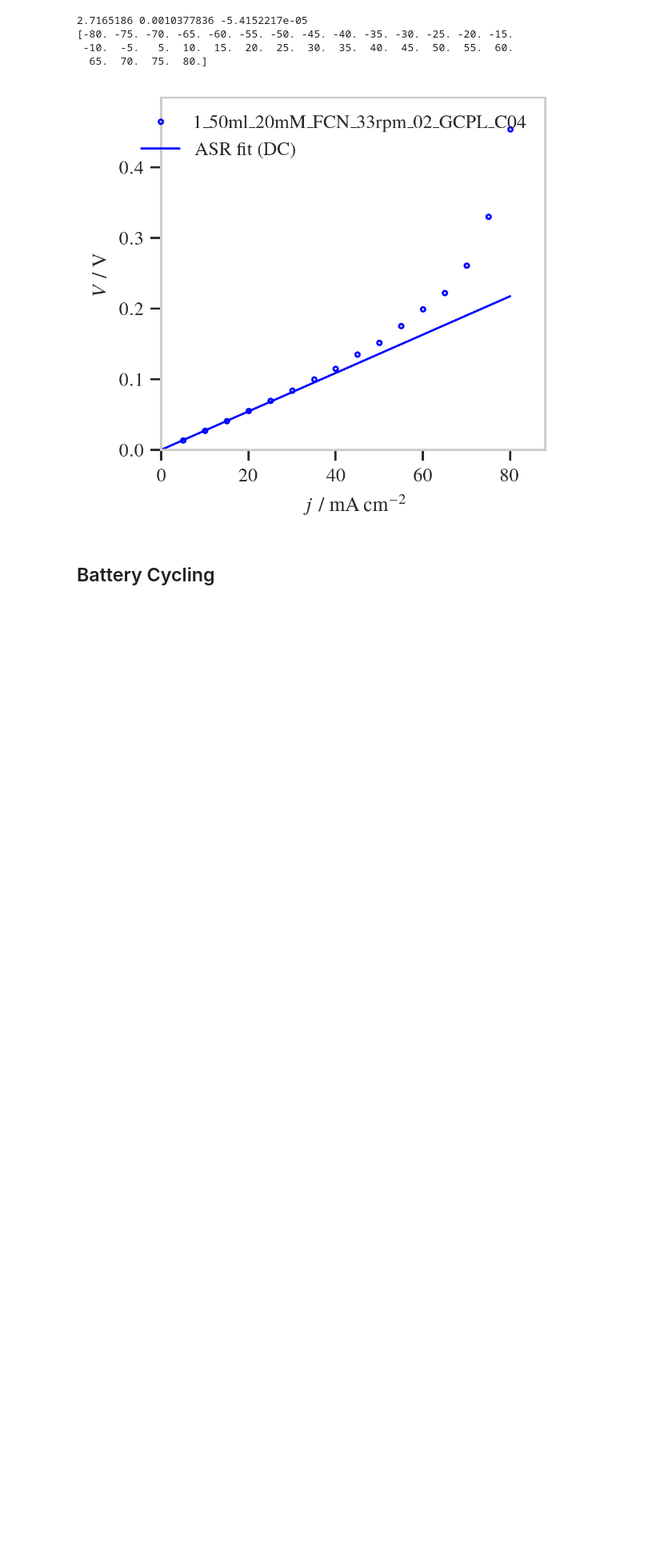
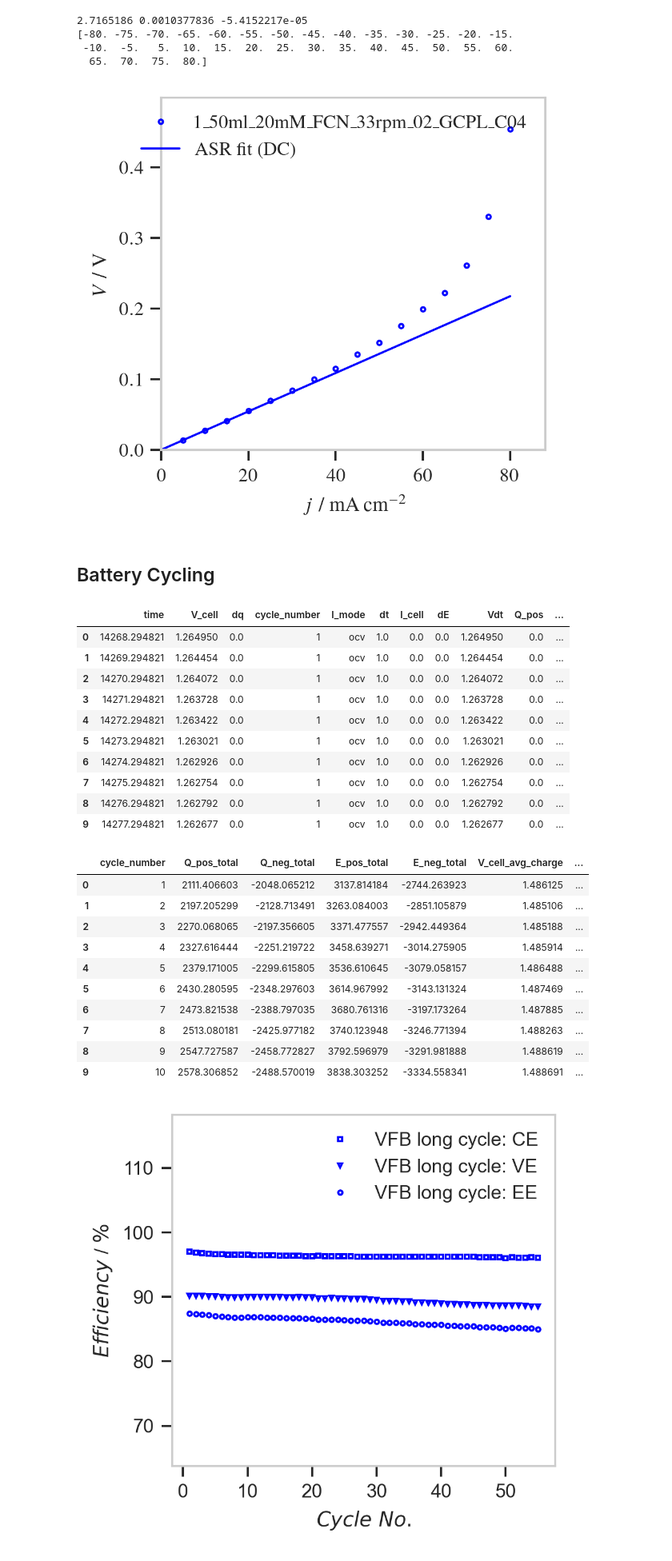
Before and after one commit to ESaundersNano/redoxED, a Jupyter notebook: notebooks/003_test_plotting_dc.ipynb, the cells around one changed output. Shown: that part at 80% size. Drawn from its saved outputs; the diff is of its cells as text; code cells hidden in the pictures; blank space fills up the shorter version.

```diff
--- a/notebooks/003_test_plotting_dc.ipynb
+++ b/notebooks/003_test_plotting_dc.ipynb
@@ -273,0 +128,62 @@ class CyclingData:
+# %%
+j_plot = False
+
+fpath=r"C:\Users\es758\Downloads\1_VFB_22rpm_06_GCPL_C04.mpr"
+loader = LoaderFactory.get_loader(fpath)
+ECData_object = loader.load_data(fpath=fpath)
+# label="VFB long cycle"
+CyclingData_object = ECData_object.to_CyclingData()
+CyclingData_object.set_area(0.0005)  # m2
+# Just for this one display
+with pd.option_context('display.max_rows', None, 'display.max_columns', None):
+    display(CyclingData_object.time_series.head(10))
+    #display(CyclingData_object.time_series[CyclingData_object.time_series['cycle_number'] == 2])
+    pass
+
+# data = CyclingData_object.time_series
+# # data = data[(data['cycle_number'] >= 15) & (data['cycle_number'] <= 17)]
+# # GenericPlot_object = GenericPlot(x_col="time", y_col="Ewe/V", y2_col="control/V/mA")
+# GenericPlot_object = GenericPlot(x_col="time", y_col="I_cell")
+# GenericPlot_object.add_plot(data, linestyle = "-", marker = "", color1 = 'blue', color2='red', label = "VFB charge-discharge")
+# GenericPlot_object.ax.legend()
+# GenericPlot_object.ax.set_xlim([14268, 16000])
+# display(GenericPlot_object.fig)
+
+display(CyclingData_object.cycle_data.head(1))
+
+EfficiencyPlot_object = EfficiencyPlot(figsize=(3.25, 3), dpi=300)
+EfficiencyPlot_object.add_plot(CyclingData_object, linestyle="", markersize=2, markerfacecolor='none', markeredgecolor='blue', color='blue', plot_CE=True, plot_VE=True, label="VFB long cycle")
+
+if j_plot == True:
+    EfficiencyPlot_object.add_j(x = CyclingData_object.cycle_data['cycle_number'], j = (1e3*CyclingData_object.cycle_data['I_cell_avg_charge'])/(1e4*CyclingData_object.area), linestyle="-", marker="", color='red', label="j")
+    EfficiencyPlot_object.ax2.set_ylim(0, 100)
+
+EfficiencyPlot_object.ax.legend()
+#EfficiencyPlot_object.ax.set_ylim([80, 100])
+#EfficiencyPlot_object.ax.set_xlim([0, None])
+
+display(EfficiencyPlot_object.fig)
+# %% [output]
+|  | time | V_cell | dq | cycle_number | I_mode | dt | I_cell | dE | Vdt | Q_pos | ... |
+| 0 | 14268.294821 | 1.264950 | 0.0 | 1 | ocv | 1.0 | 0.0 | 0.0 | 1.264950 | 0.0 | ... |
+| 1 | 14269.294821 | 1.264454 | 0.0 | 1 | ocv | 1.0 | 0.0 | 0.0 | 1.264454 | 0.0 | ... |
+| 2 | 14270.294821 | 1.264072 | 0.0 | 1 | ocv | 1.0 | 0.0 | 0.0 | 1.264072 | 0.0 | ... |
+| 3 | 14271.294821 | 1.263728 | 0.0 | 1 | ocv | 1.0 | 0.0 | 0.0 | 1.263728 | 0.0 | ... |
+| 4 | 14272.294821 | 1.263422 | 0.0 | 1 | ocv | 1.0 | 0.0 | 0.0 | 1.263422 | 0.0 | ... |
+| 5 | 14273.294821 | 1.263021 | 0.0 | 1 | ocv | 1.0 | 0.0 | 0.0 | 1.263021 | 0.0 | ... |
+| 6 | 14274.294821 | 1.262926 | 0.0 | 1 | ocv | 1.0 | 0.0 | 0.0 | 1.262926 | 0.0 | ... |
+| 7 | 14275.294821 | 1.262754 | 0.0 | 1 | ocv | 1.0 | 0.0 | 0.0 | 1.262754 | 0.0 | ... |
+| 8 | 14276.294821 | 1.262792 | 0.0 | 1 | ocv | 1.0 | 0.0 | 0.0 | 1.262792 | 0.0 | ... |
+| 9 | 14277.294821 | 1.262677 | 0.0 | 1 | ocv | 1.0 | 0.0 | 0.0 | 1.262677 | 0.0 | ... |
+|  | cycle_number | Q_pos_total | Q_neg_total | E_pos_total | E_neg_total | V_cell_avg_charge | ... |
+| 0 | 1 | 2111.406603 | -2048.065212 | 3137.814184 | -2744.263923 | 1.486125 | ... |
+| 1 | 2 | 2197.205299 | -2128.713491 | 3263.084003 | -2851.105879 | 1.485106 | ... |
+| 2 | 3 | 2270.068065 | -2197.356605 | 3371.477557 | -2942.449364 | 1.485188 | ... |
+| 3 | 4 | 2327.616444 | -2251.219722 | 3458.639271 | -3014.275905 | 1.485914 | ... |
+| 4 | 5 | 2379.171005 | -2299.615805 | 3536.610645 | -3079.058157 | 1.486488 | ... |
+| 5 | 6 | 2430.280595 | -2348.297603 | 3614.967992 | -3143.131324 | 1.487469 | ... |
+| 6 | 7 | 2473.821538 | -2388.797035 | 3680.761316 | -3197.173264 | 1.487885 | ... |
+| 7 | 8 | 2513.080181 | -2425.977182 | 3740.123948 | -3246.771394 | 1.488263 | ... |
+| 8 | 9 | 2547.727587 | -2458.772827 | 3792.596979 | -3291.981888 | 1.488619 | ... |
+| 9 | 10 | 2578.306852 | -2488.570019 | 3838.303252 | -3334.558341 | 1.488691 | ... |
+[figure, added]
```
Also changed, not shown: parts of 5 cells of this notebook, 8 other files.
